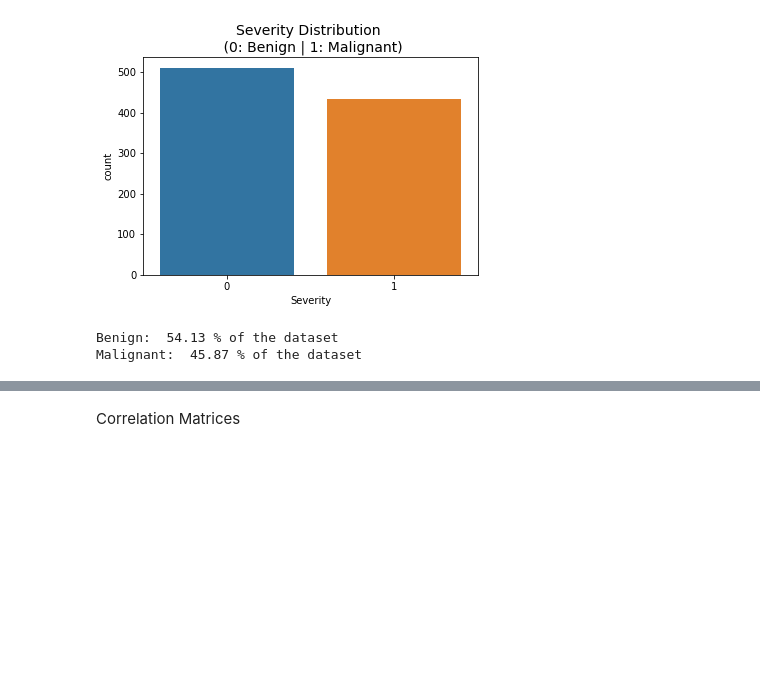
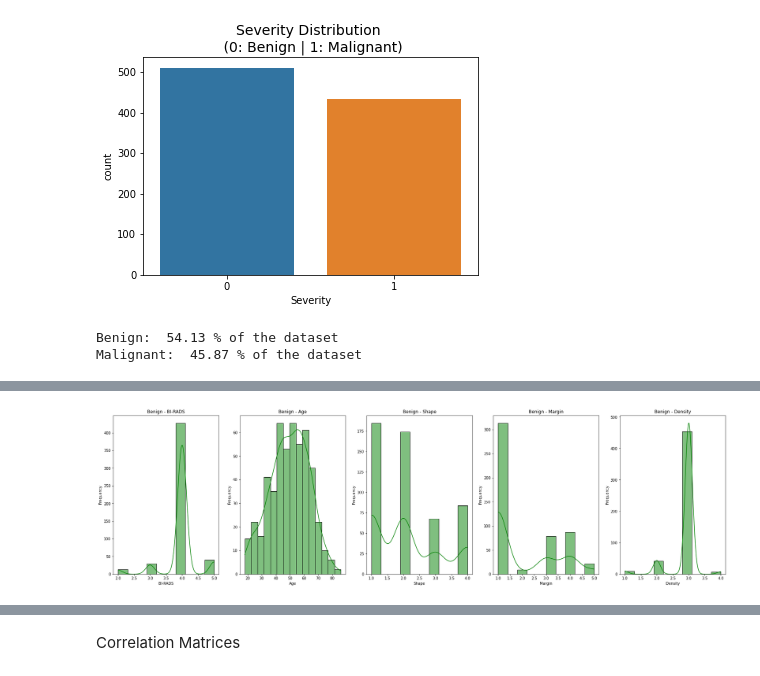
Before and after one commit to TheScorpoi/faa-mammographic, a Jupyter notebook: src/main.ipynb, the cells around one changed output, grey strips where cells are left out. Saved outputs shown, nothing was run; the diff lists cells and outputs as text; code cells hidden in the pictures; blank space fills up the shorter version.

```diff
--- a/src/main.ipynb
+++ b/src/main.ipynb
@@ -101,0 +87,13 @@ plt.show()
+# %%
+f, axes = plt.subplots(ncols=5, figsize=(30, 8))
+
+for i, col in enumerate(data.columns[0:5]):
+    data_benign = data[col][data.Severity == 0].values
+    sns.histplot(data_benign, ax=axes[i], kde=True, color='green')
+    axes[i].set_title('Benign - ' + col)
+    axes[i].set_xlabel(col)
+    axes[i].set_ylabel('Frequency')
+
+plt.show()
+# %% [output]
+[figure, added]
```
Also changed, not shown: parts of 26 cells of this notebook.
